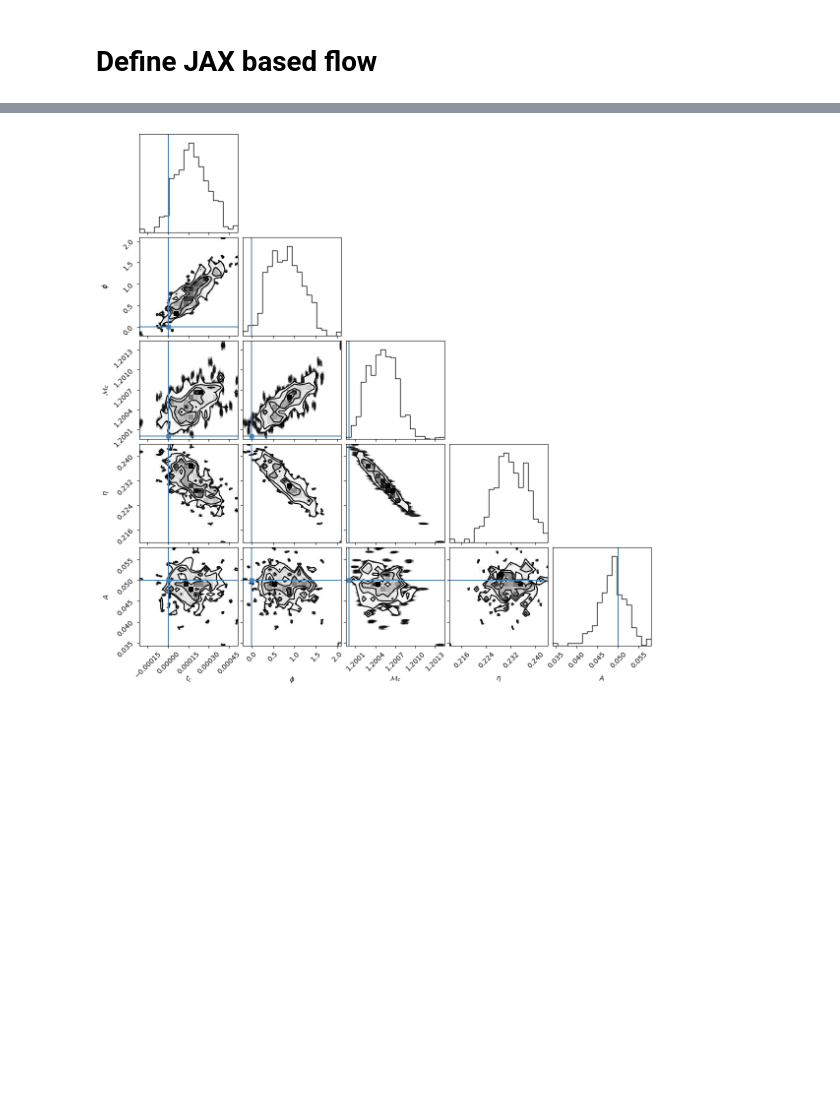
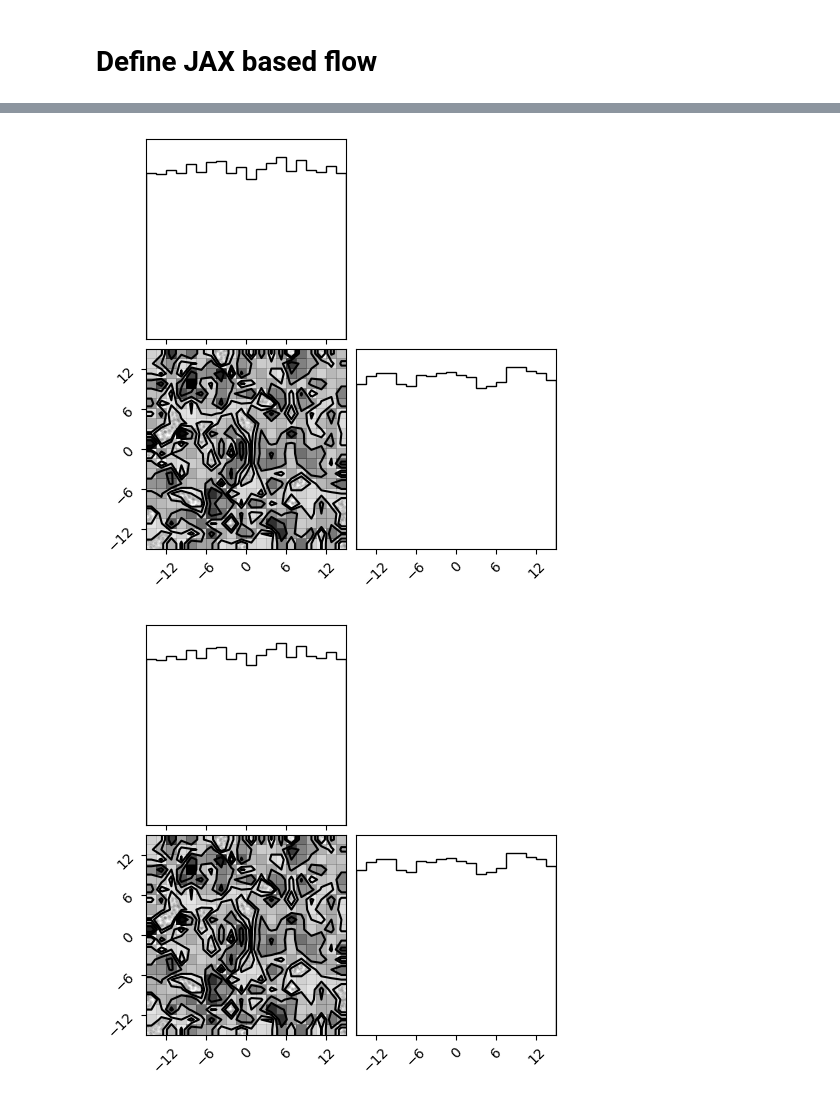
Before and after one commit to leviyevalex/sSVN_GW, a Jupyter notebook: notebooks/sampler_jax.ipynb, the cells around one changed output, grey strips where cells are left out. Drawn from its saved outputs; the diff is of its cells as text; code cells hidden in the pictures; blank space fills up the shorter version.

```diff
--- a/notebooks/sampler_jax.ipynb
+++ b/notebooks/sampler_jax.ipynb
@@ -258,0 +407,5 @@ def ula_sampler_full_jax_jit(key, log_post, grad_log_post, n_iter, dt, x_0):
+# %%
+corner.corner(model._newDrawFromPrior(20000))
+# %% [output]
+[figure, added]
+[figure, added]
@@ -259,17 +420,6 @@ def ula_sampler_full_jax_jit(key, log_post, grad_log_post, n_iter, dt, x_0):
 # %%
-# Without birth death process:
-n_iter = 100000
-n_particles = 200
+# Keep going if needed
 eps = 1e-6
-X0 = model._newDrawFromPrior(n_particles)
-key = jax.random.PRNGKey(0)
-
-# Run sampler
-sam = ula_sampler_full_jax_jit(key, jax.vmap(model.potential_single), jax.vmap(model.gradient_potential_single), n_iter, eps, X0)
-# sam = ula_sampler_full_jax_jit(key, model.getMinusLogPosterior_ensemble, model.getGradientMinusLogPosterior_ensemble, n_iter, eps, X0)
-
-# Plot samples
+sam = ula_sampler_full_jax_jit(key, jax.vmap(model.potential_single), jax.vmap(model.gradient_potential_single), n_iter, eps, sam[-1])
 reshaped_matrix = sam.reshape((n_iter * n_particles, model.DoF))
 fig = corner.corner(reshaped_matrix[-100000:], hist_kwargs={'density':True}, labels=model.index_label, truths=injection)
-# %% [output]
-[figure, removed]
```
Also changed, not shown: parts of 20 cells of this notebook, 8 other files.
